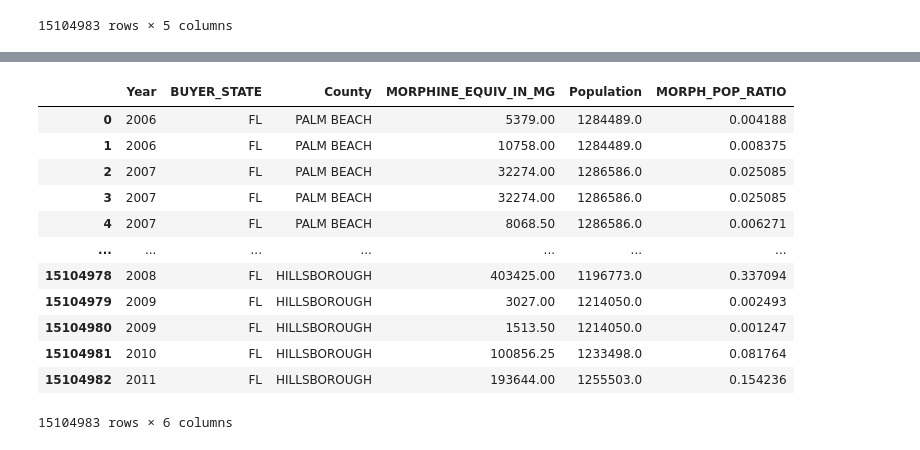
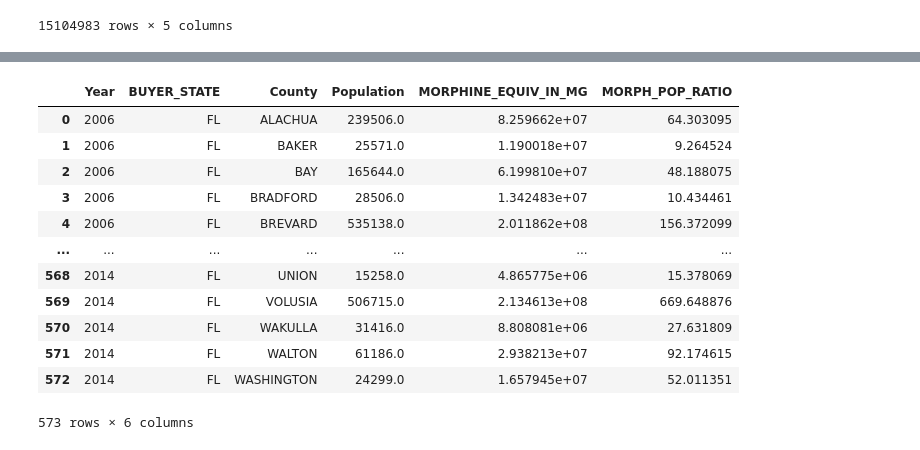
Before and after one commit to jenniesun/estimating-impact-of-opioids-2020-team2, a Jupyter notebook: 10_code/FloridaShipmentPopulation.ipynb, the cells around one changed output, grey strips where cells are left out. Saved outputs shown, nothing was run; the diff lists cells and outputs as text; code cells hidden in the pictures.

Commit message:
grouped final data frame by year, population, state, and county. updated file location as well

```diff
--- a/10_code/FloridaShipmentPopulation.ipynb
+++ b/10_code/FloridaShipmentPopulation.ipynb
@@ -210,0 +216,3 @@ newestdf
+# %%
+#group combine all observances by year state county and add up all morphine equivalents
+newestdf1 = newestdf.groupby(['Year', 'BUYER_STATE', "County", "Population"])["MORPHINE_EQUIV_IN_MG"].sum().reset_index()
@@ -211,19 +235,20 @@ newestdf
 # %%
-newestdf["MORPH_POP_RATIO"] = newestdf["MORPHINE_EQUIV_IN_MG"] / newestdf["Population"]
+newestdf1["MORPH_POP_RATIO"] = newestdf1["MORPHINE_EQUIV_IN_MG"] / newestdf["Population"]
-# %%
-newestdf
-# %% [output]
-|  | Year | BUYER_STATE | County | MORPHINE_EQUIV_IN_MG | Population | MORPH_POP_RATIO |
-| 0 | 2006 | FL | PALM BEACH | 5379.00 | 1284489.0 | 0.004188 |
-| 1 | 2006 | FL | PALM BEACH | 10758.00 | 1284489.0 | 0.008375 |
-| 2 | 2007 | FL | PALM BEACH | 32274.00 | 1286586.0 | 0.025085 |
-| 3 | 2007 | FL | PALM BEACH | 32274.00 | 1286586.0 | 0.025085 |
-| 4 | 2007 | FL | PALM BEACH | 8068.50 | 1286586.0 | 0.006271 |
-| ... | ... | ... | ... | ... | ... | ... |
-| 15104978 | 2008 | FL | HILLSBOROUGH | 403425.00 | 1196773.0 | 0.337094 |
-| 15104979 | 2009 | FL | HILLSBOROUGH | 3027.00 | 1214050.0 | 0.002493 |
-| 15104980 | 2009 | FL | HILLSBOROUGH | 1513.50 | 1214050.0 | 0.001247 |
-| 15104981 | 2010 | FL | HILLSBOROUGH | 100856.25 | 1233498.0 | 0.081764 |
-| 15104982 | 2011 | FL | HILLSBOROUGH | 193644.00 | 1255503.0 | 0.154236 |
-15104983 rows × 6 columns
+# %%
+#newestdf = newestdf.groupby(['Year', 'County', 'BUYER_STATE'])
+newestdf1
+# %% [output]
+|  | Year | BUYER_STATE | County | Population | MORPHINE_EQUIV_IN_MG | MORPH_POP_RATIO |
+| 0 | 2006 | FL | ALACHUA | 239506.0 | 8.259662e+07 | 64.303095 |
+| 1 | 2006 | FL | BAKER | 25571.0 | 1.190018e+07 | 9.264524 |
+| 2 | 2006 | FL | BAY | 165644.0 | 6.199810e+07 | 48.188075 |
+| 3 | 2006 | FL | BRADFORD | 28506.0 | 1.342483e+07 | 10.434461 |
+| 4 | 2006 | FL | BREVARD | 535138.0 | 2.011862e+08 | 156.372099 |
+| ... | ... | ... | ... | ... | ... | ... |
+| 568 | 2014 | FL | UNION | 15258.0 | 4.865775e+06 | 15.378069 |
+| 569 | 2014 | FL | VOLUSIA | 506715.0 | 2.134613e+08 | 669.648876 |
+| 570 | 2014 | FL | WAKULLA | 31416.0 | 8.808081e+06 | 27.631809 |
+| 571 | 2014 | FL | WALTON | 61186.0 | 2.938213e+07 | 92.174615 |
+| 572 | 2014 | FL | WASHINGTON | 24299.0 | 1.657945e+07 | 52.011351 |
+573 rows × 6 columns
 # %%
```
Also changed, not shown: parts of 6 cells of this notebook.
